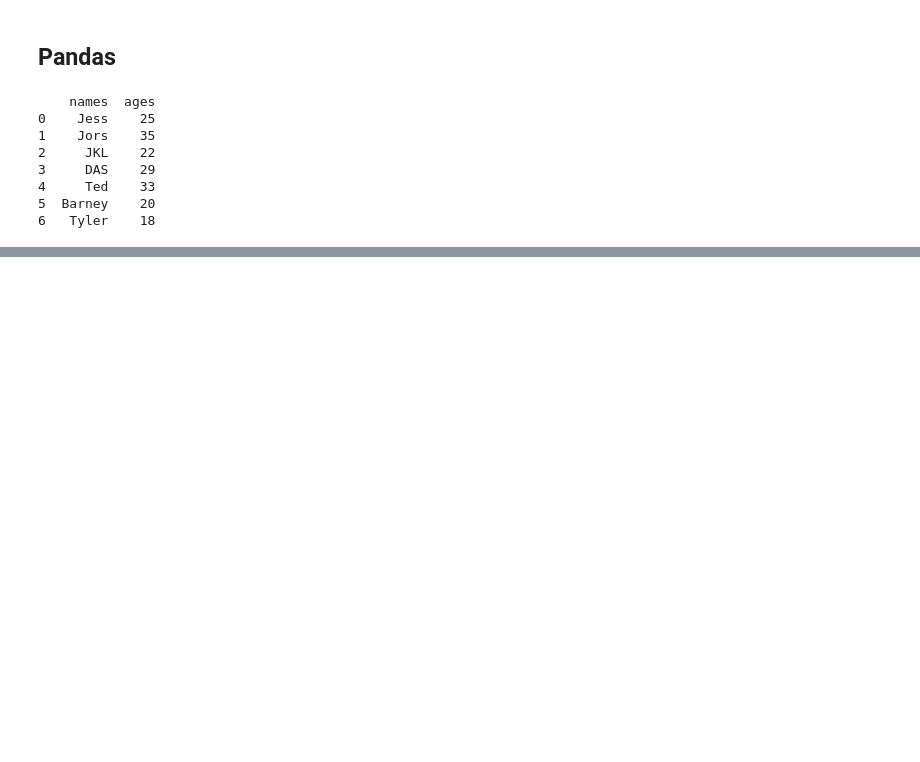
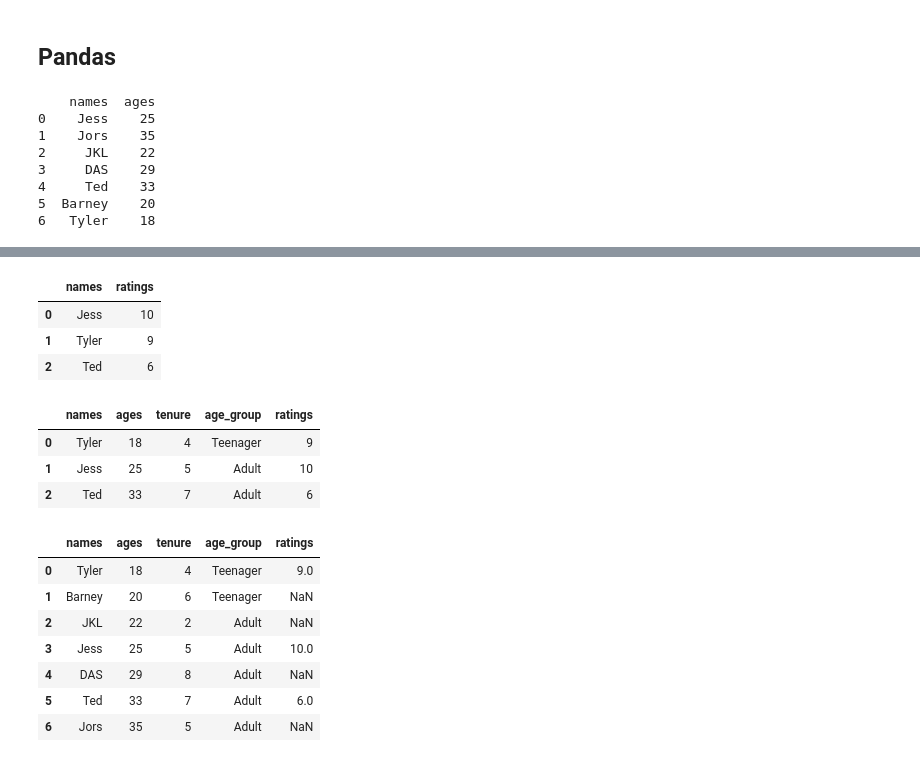
Before and after one commit to Iskanderka/Python_bootcamp, a Jupyter notebook: Week_10.ipynb, the cells around one changed output, grey strips where cells are left out. Drawn from its saved outputs; the diff is of its cells as text; code cells hidden in the pictures; blank space fills up the shorter version.

```diff
--- a/Week_10.ipynb
+++ b/Week_10.ipynb
@@ -86,0 +219,6 @@ print(df)
+# %%
+# feature engineering a new column from known data using a UDF
+def ageGroup(age):
+    return "Teenager" if age < 21 else "Adult"
+df["age_group"] = df["ages"].apply(ageGroup)
+df.head(10)
@@ -86,0 +259,4 @@ print(df)
+# %%
+# adding a record to the bottom of the DataFrame
+df.loc[7] = [ "Jess", 25, 5, "Adult" ] # add a record
+df.head(10)
@@ -86,0 +273,4 @@ print(df)
+# %%
+# removing duplicates based on same names
+df = df.drop_duplicates( subset="names" )
+df.head(10)
@@ -86,0 +286,35 @@ print(df)
+# %%
+# creating another fake DataFrame to work with, having same names and a new ratings column
+ratings = {
+    "names" : [ "Jess", "Tyler", "Ted" ],
+    "ratings" : [ 10, 9, 6 ]
+}
+ratings = df.from_dict(ratings)
+ratings.head( )
+# %% [output]
+|  | names | ratings |
+| 0 | Jess | 10 |
+| 1 | Tyler | 9 |
+| 2 | Ted | 6 |
+# %%
+# performing an inner join with our df and ratings DataFrames based on names, get data that matches
+matched_ratings = df.merge(ratings, on="names", how="inner")
+matched_ratings.head( )
+# %% [output]
+|  | names | ages | tenure | age_group | ratings |
+| 0 | Tyler | 18 | 4 | Teenager | 9 |
+| 1 | Jess | 25 | 5 | Adult | 10 |
+| 2 | Ted | 33 | 7 | Adult | 6 |
+# %%
+# performing an outer join with our df and ratings DataFrames based on names, get all data
+all_ratings = df.merge(ratings, on="names", how="outer")
+all_ratings.head(10)
+# %% [output]
+|  | names | ages | tenure | age_group | ratings |
+| 0 | Tyler | 18 | 4 | Teenager | 9.0 |
+| 1 | Barney | 20 | 6 | Teenager | NaN |
+| 2 | JKL | 22 | 2 | Adult | NaN |
+| 3 | Jess | 25 | 5 | Adult | 10.0 |
+| 4 | DAS | 29 | 8 | Adult | NaN |
+| 5 | Ted | 33 | 7 | Adult | 6.0 |
+| 6 | Jors | 35 | 5 | Adult | NaN |
```
Also changed, not shown: parts of 34 cells of this notebook, 1 other file.
